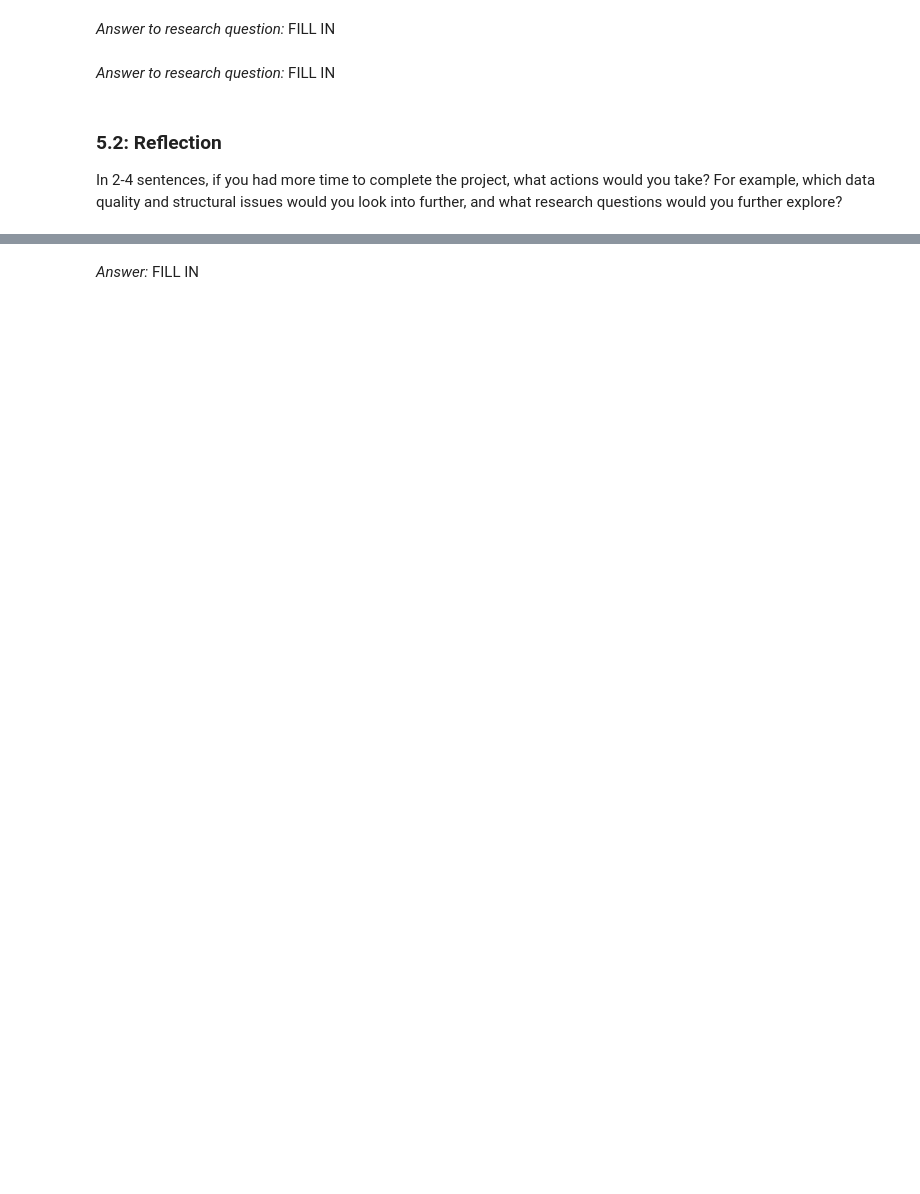
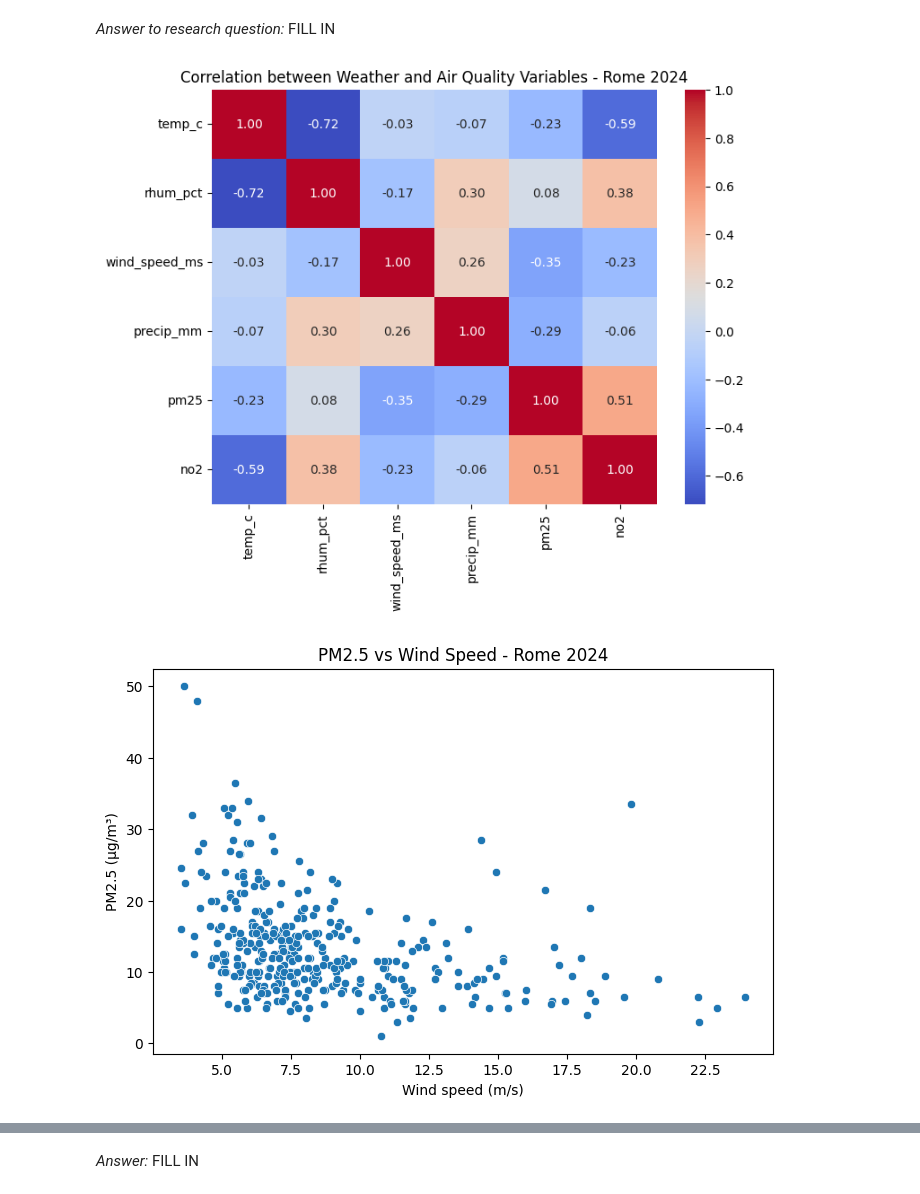
Before and after one commit to scarpl/Data_wrangling_with_python, a Jupyter notebook: data_wrangling_project_filled.ipynb, the cells around one changed output, grey strips where cells are left out. Cells and saved outputs as stored; diff of their text form; code cells hidden in the pictures; blank space fills up the shorter version.

Commit message:
Update data and notebook, remove old backup files

```diff
--- a/data_wrangling_project_filled.ipynb
+++ b/data_wrangling_project_filled.ipynb
@@ -249,0 +269,5 @@ Justification: *FILL IN*
+# %%
+# Convert 'date' columns to datetime.date type
+daily_aq_df['date'] = pd.to_datetime(daily_aq_df['date'], errors='coerce', utc=True).dt.tz_convert(None).dt.normalize()
+
+daily_aq_df.info()
@@ -255,0 +290,9 @@ Depending on the datasets, you can also peform the combination before the cleani
+# %%
+#Combine the datasets
+merged = daily_weather_df.merge(daily_aq_df, on="date", how="inner")
+
+# Remove the 'city' column from the merged DataFrame
+merged.drop(columns=["city"], inplace=True)
+
+print(merged.shape)
+merged.head()
@@ -273,0 +334,4 @@ Going back to the problem statement in step 1, use the cleaned data to answer th
+# %%
+#Correlation analysis
+corr = merged[["temp_c", "rhum_pct", "wind_speed_ms", "precip_mm", "pm25", "no2"]].corr()
+corr
@@ -278,5 +348,26 @@ Going back to the problem statement in step 1, use the cleaned data to answer th
-# %% [markdown]
-*Answer to research question:* FILL IN
-# %% [markdown]
-### **5.2:** Reflection
-In 2-4 sentences, if you had more time to complete the project, what actions would you take? For example, which data quality and structural issues would you look into further, and what research questions would you further explore?
+# %%
+import seaborn as sns
+import matplotlib.pyplot as plt
+
+plt.figure(figsize=(8,6))
+sns.heatmap(corr, annot=True, cmap="coolwarm", fmt=".2f")
+plt.title("Correlation between Weather and Air Quality Variables - Rome 2024")
+plt.show()
+
+# === Step 4 – Targeted visualizations ===
+plt.figure(figsize=(8,5))
+sns.scatterplot(x="wind_speed_ms", y="pm25", data=merged)
+plt.title("PM2.5 vs Wind Speed - Rome 2024")
+plt.xlabel("Wind speed (m/s)")
+plt.ylabel("PM2.5 (µg/m³)")
+plt.show()
+
+plt.figure(figsize=(8,5))
+sns.scatterplot(x="temp_c", y="no2", data=merged)
+plt.title("NO2 vs Temperature - Rome 2024")
+plt.xlabel("Temperature (°C)")
+plt.ylabel("NO2 (µg/m³)")
+plt.show()
+# %% [output]
+[figure, added]
+[figure, added]
```
Also changed, not shown: parts of 62 cells of this notebook, 4 other files.
